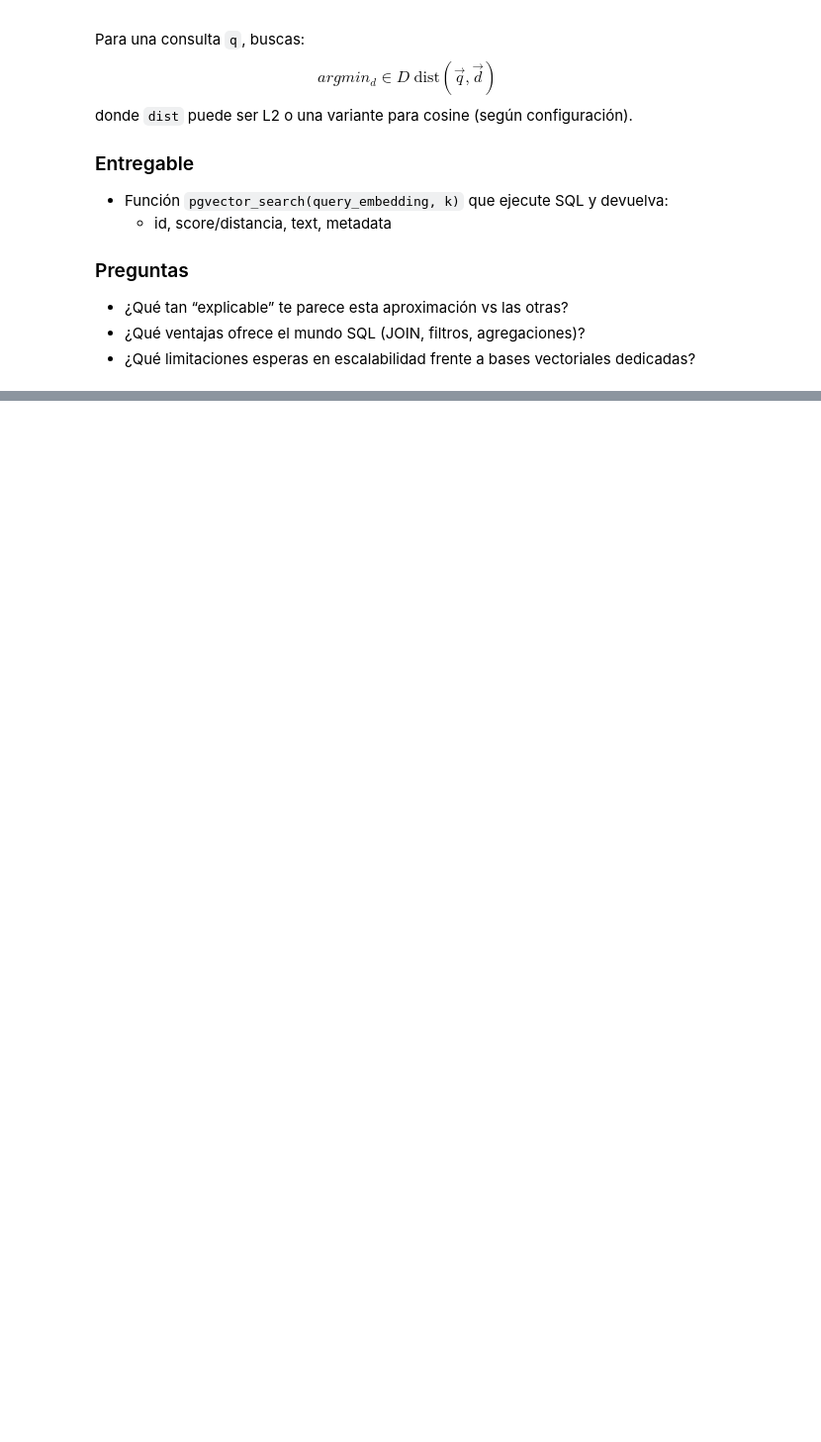
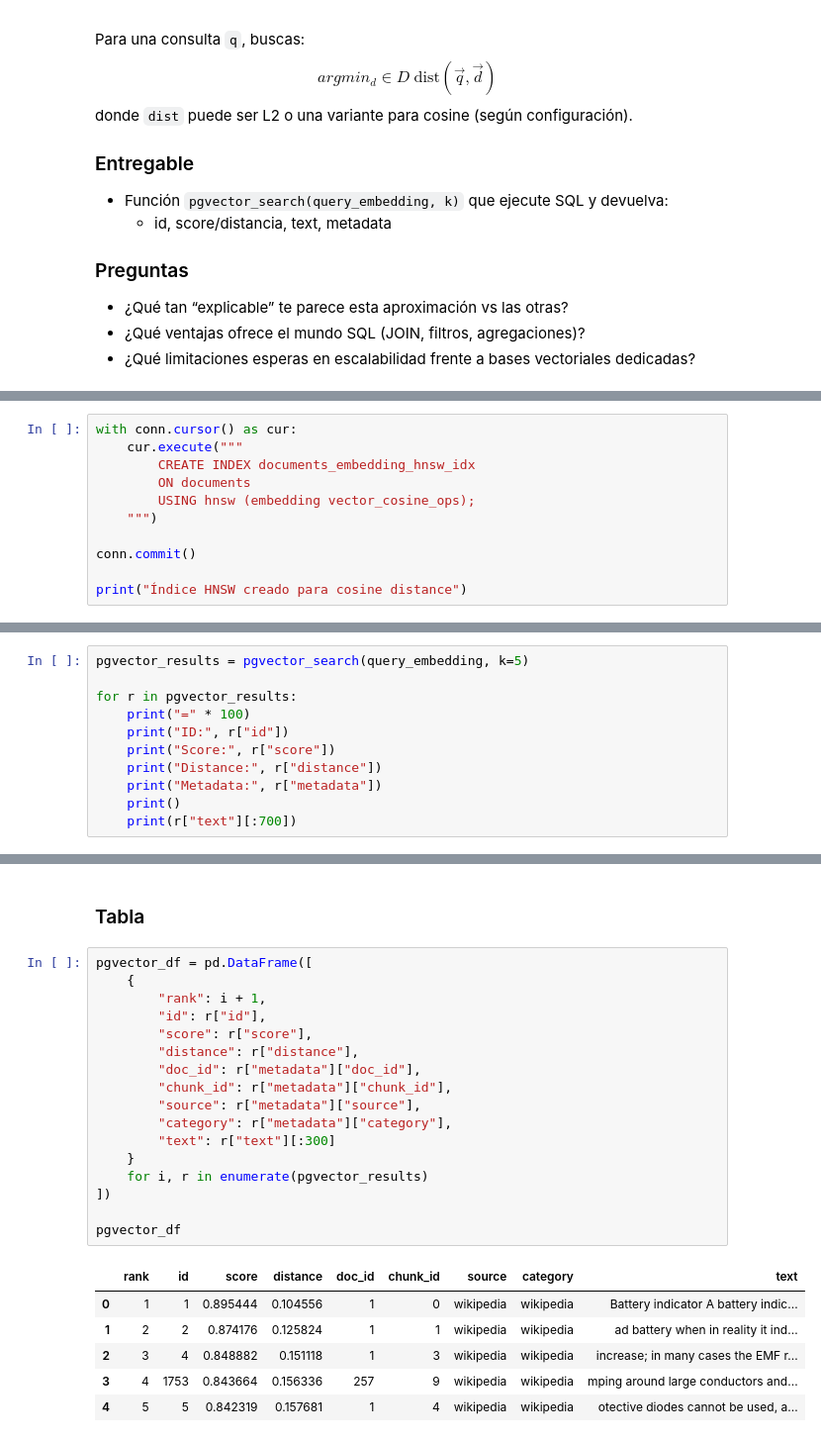
Before and after one commit to anthonypgq/RI2B-2026, a Jupyter notebook: notebooks/07vectordb.ipynb, the cells around one changed output, grey strips where cells are left out. Shown at 99% size. Drawn from its saved outputs; the diff is of its cells as text; blank space fills up the shorter version.

Commit message:
bases vectoriales

```diff
--- a/notebooks/07vectordb.ipynb
+++ b/notebooks/07vectordb.ipynb
@@ -1711,0 +1841,11 @@ donde `dist` puede ser L2 o una variante para cosine (según configuración).
+# %%
+with conn.cursor() as cur:
+    cur.execute("""
+        CREATE INDEX documents_embedding_hnsw_idx
+        ON documents
+        USING hnsw (embedding vector_cosine_ops);
+    """)
+
+conn.commit()
+
+print("Índice HNSW creado para cosine distance")
@@ -1711,0 +1952,11 @@ donde `dist` puede ser L2 o una variante para cosine (según configuración).
+# %%
+pgvector_results = pgvector_search(query_embedding, k=5)
+
+for r in pgvector_results:
+    print("=" * 100)
+    print("ID:", r["id"])
+    print("Score:", r["score"])
+    print("Distance:", r["distance"])
+    print("Metadata:", r["metadata"])
+    print()
+    print(r["text"][:700])
@@ -1711,0 +1981,26 @@ donde `dist` puede ser L2 o una variante para cosine (según configuración).
+# %% [markdown]
+### Tabla
+# %%
+pgvector_df = pd.DataFrame([
+    {
+        "rank": i + 1,
+        "id": r["id"],
+        "score": r["score"],
+        "distance": r["distance"],
+        "doc_id": r["metadata"]["doc_id"],
+        "chunk_id": r["metadata"]["chunk_id"],
+        "source": r["metadata"]["source"],
+        "category": r["metadata"]["category"],
+        "text": r["text"][:300]
+    }
+    for i, r in enumerate(pgvector_results)
+])
+
+pgvector_df
+# %% [output]
+|  | rank | id | score | distance | doc_id | chunk_id | source | category | text |
+| 0 | 1 | 1 | 0.895444 | 0.104556 | 1 | 0 | wikipedia | wikipedia | Battery indicator A battery indic... |
+| 1 | 2 | 2 | 0.874176 | 0.125824 | 1 | 1 | wikipedia | wikipedia | ad battery when in reality it ind... |
+| 2 | 3 | 4 | 0.848882 | 0.151118 | 1 | 3 | wikipedia | wikipedia | increase; in many cases the EMF r... |
+| 3 | 4 | 1753 | 0.843664 | 0.156336 | 257 | 9 | wikipedia | wikipedia | mping around large conductors and... |
+| 4 | 5 | 5 | 0.842319 | 0.157681 | 1 | 4 | wikipedia | wikipedia | otective diodes cannot be used, a... |
```
Also changed, not shown: parts of 21 cells of this notebook.
